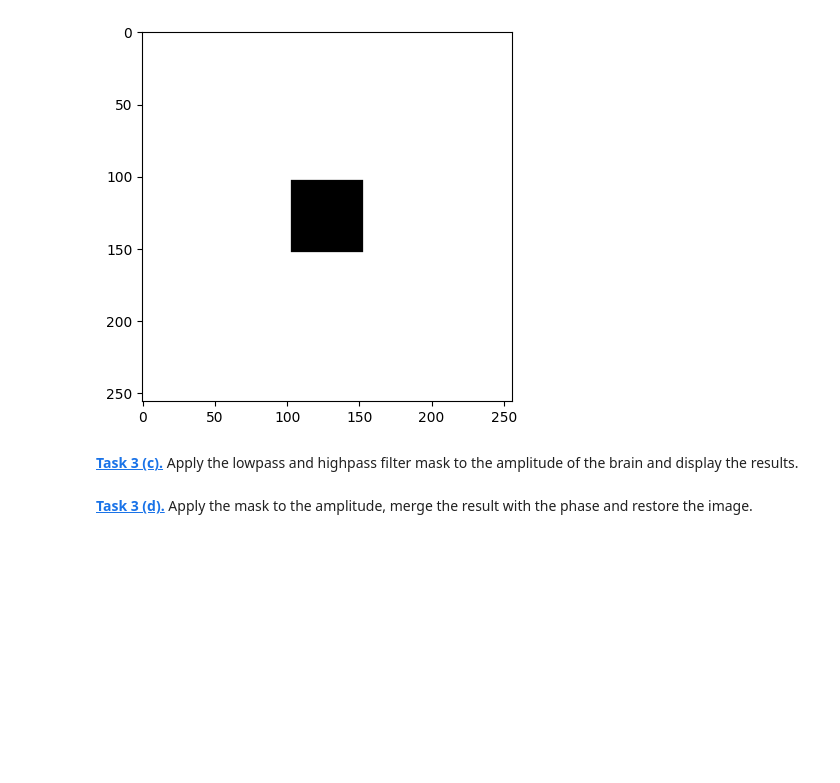
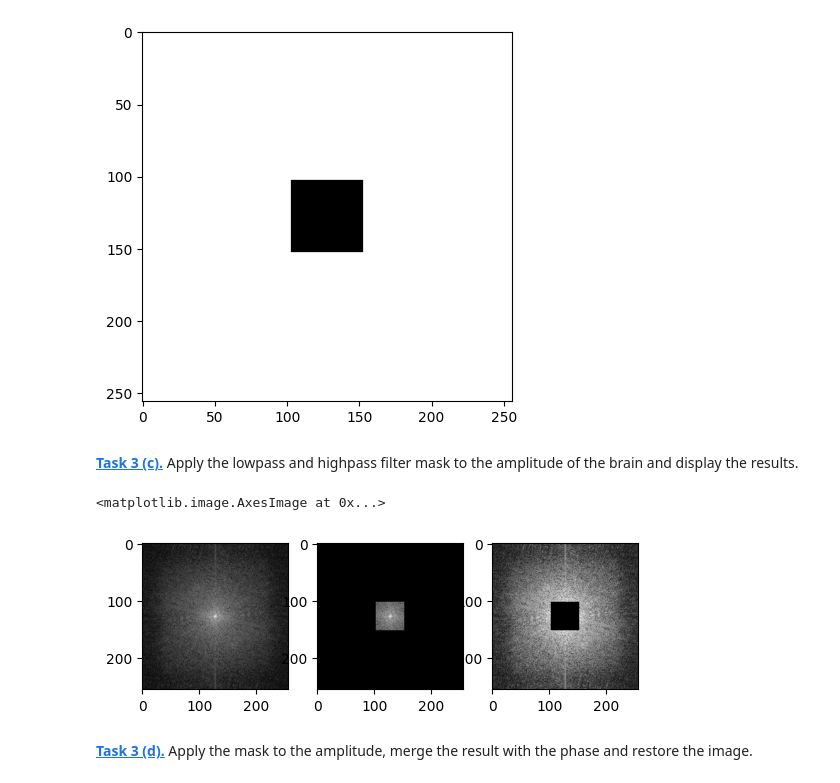
Before and after one commit to Julichxn/Mobi-fs-5-Python, a Jupyter notebook: fourier.ipynb, the cells around one changed output. Drawn from its saved outputs; the diff is of its cells as text; code cells hidden in the pictures; blank space fills up the shorter version.

```diff
--- a/fourier.ipynb
+++ b/fourier.ipynb
@@ -169,5 +167,26 @@ plt.imshow(mask_highpass, cmap= 'gray')
 [figure]
 # %% [markdown]
 **[Task 3 (c).]()** Apply the lowpass and highpass filter mask to the amplitude of the brain and display the results.
+# %%
+def log_scale(x):
+    return np.log(1+x)
+
+#apply masks to amplitude
+amp_lp = amplitude_shift2 * mask
+amp_hp = amplitude_shift2 * mask_highpass
+
+#original
+plt.subplot(2,3,1)
+plt.imshow(np.log(1+amplitude_shift2), cmap= "gray")
+
+#lp
+plt.subplot(2,3,2)
+plt.imshow(np.log(1+amp_lp ), cmap= "gray")
+    #hp
+plt.subplot(2,3,3)
+plt.imshow(np.log(1+amp_hp ), cmap= "gray")
+# %% [output]
+<matplotlib.image.AxesImage at 0x...>
+[figure, added]
 # %% [markdown]
 **[Task 3 (d).]()** Apply the mask to the amplitude, merge the result with the phase and restore the image.
```
Also changed, not shown: parts of 11 cells of this notebook.
